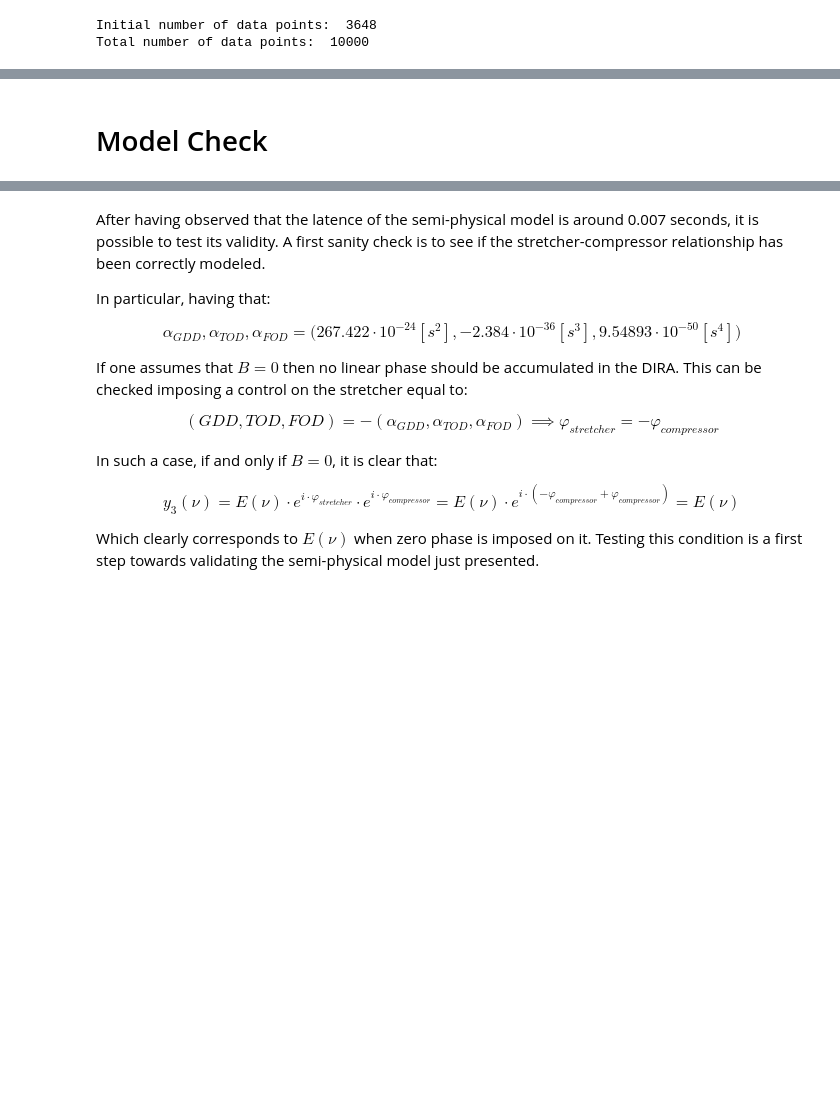
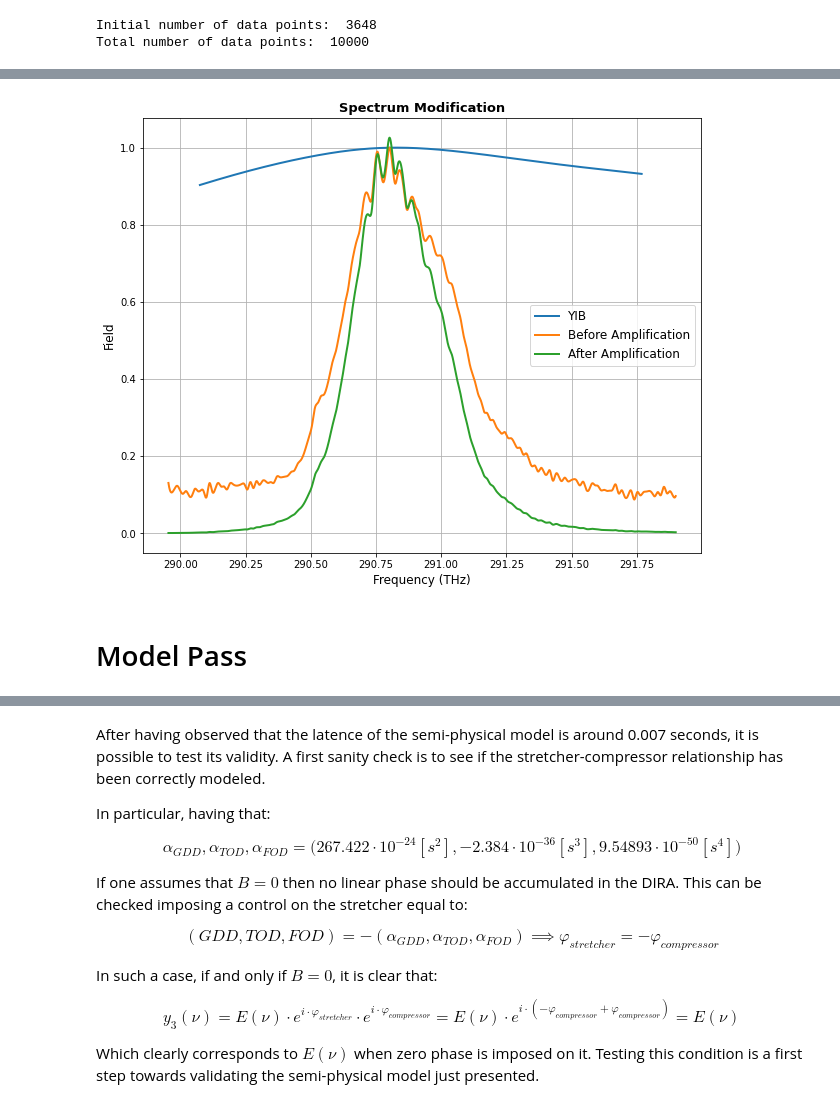
Before and after one commit to fracapuano/TempoRL, a Jupyter notebook: notebooks/SemiPhysicalModel_v1.ipynb, the cells around one changed output, grey strips where cells are left out. Saved outputs shown, nothing was run; the diff lists cells and outputs as text; code cells hidden in the pictures; blank space fills up the shorter version.

Commit message:
Study on amplification added to semiphysical model

```diff
--- a/notebooks/SemiPhysicalModel_v1.ipynb
+++ b/notebooks/SemiPhysicalModel_v1.ipynb
@@ -190,5 +232,31 @@ plt.show()
+# %%
+n_passes = 50 # experimentalist's indication
+
+#YIB is an intensity - must be converted in field
+YBfield = np.sqrt(gain_intensity_clean_aug)
+initial_field = field_clean_aug
+
+field_amp = YBfield * initial_field
+for _ in range(n_passes-1):
+    field_amp = YBfield * field_clean
+
+# visualizing the results
+fig, ax = plt.subplots(figsize = (10,8))
+
+ax.set_title("Spectrum Modification", fontsize = 13, fontweight = "bold")
+
+ax.plot(gain_frequency_clean_aug, YBfield, label = "YIB", lw = 2)
+ax.plot(frequency_clean_aug * 1e-12, initial_field, label = "Before Amplification", lw = 2)
+ax.plot(frequency_clean_aug * 1e-12, field_amp, label = "After Amplification", lw = 2)
+
+ax.set_xlabel("Frequency (THz)", fontsize = 12); ax.set_ylabel("Field", fontsize = 12)
+ax.legend(fontsize = 12)
+
+plt.show()
+# %% [output]
+[figure, added]
 # %% [markdown]
-# Model Check
+# Model Pass
 # %%
 frequency, intensity = df.loc[:, "Frequency (THz)"].values, df.loc[:, "Intensity"].values
 #intensity = (intensity - intensity.min()) / (intensity.max() - intensity.min())
```
Also changed, not shown: parts of 7 cells of this notebook.
